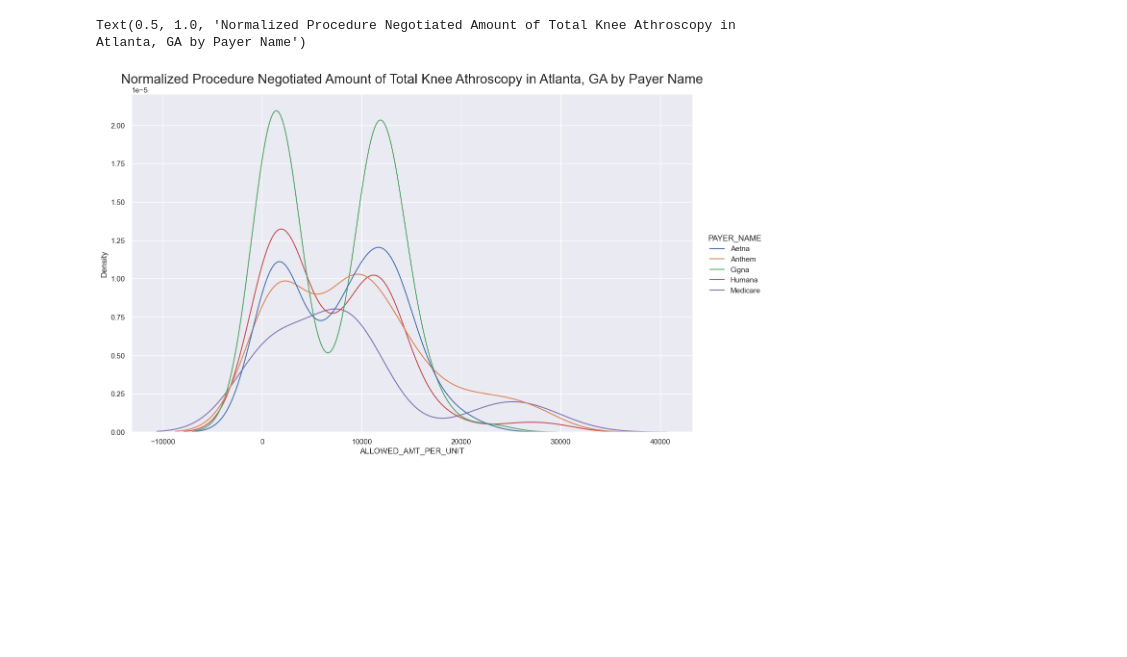
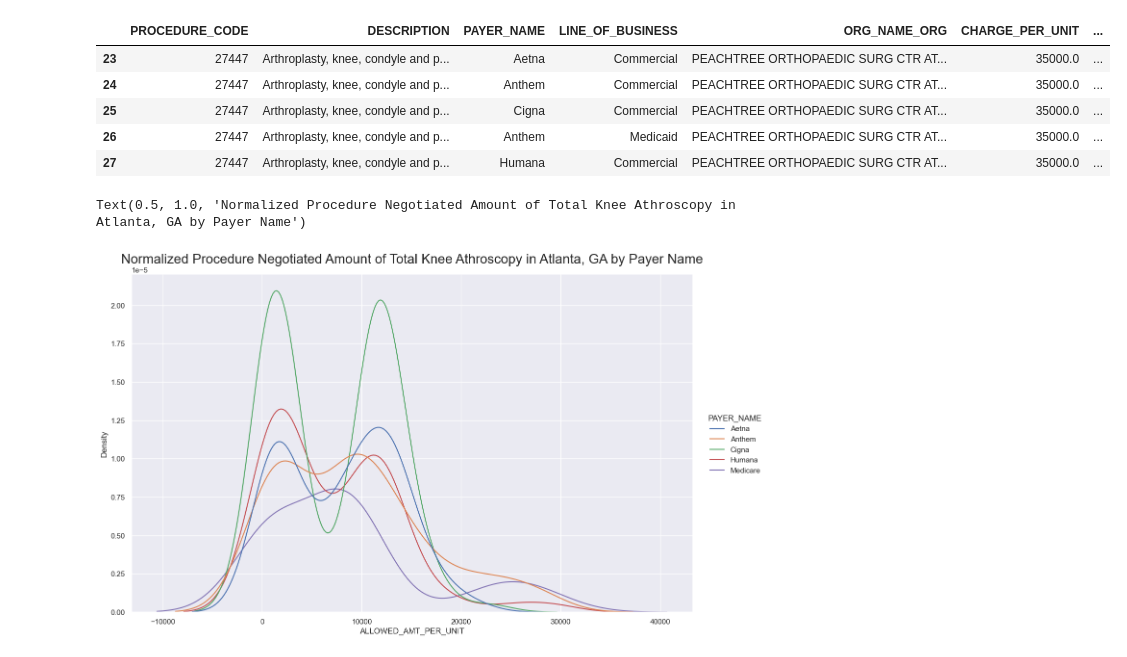
Before and after one commit to carly-mcmullen-rvohealth/PRI, a Jupyter notebook: PRI_Explore.ipynb, the cells around one changed output. Cells and saved outputs as stored; diff of their text form; code cells hidden in the pictures; blank space fills up the shorter version.

```diff
--- a/PRI_Explore.ipynb
+++ b/PRI_Explore.ipynb
@@ -43,3 +47,12 @@ def normal_dist(x , mean , sd):
+# %%
+DF_TKR.head()
+# %% [output]
+|  | PROCEDURE_CODE | DESCRIPTION | PAYER_NAME | LINE_OF_BUSINESS | ORG_NAME_ORG | CHARGE_PER_UNIT | ... |
+| 23 | 27447 | Arthroplasty, knee, condyle and p... | Aetna | Commercial | PEACHTREE ORTHOPAEDIC SURG CTR AT... | 35000.0 | ... |
+| 24 | 27447 | Arthroplasty, knee, condyle and p... | Anthem | Commercial | PEACHTREE ORTHOPAEDIC SURG CTR AT... | 35000.0 | ... |
+| 25 | 27447 | Arthroplasty, knee, condyle and p... | Cigna | Commercial | PEACHTREE ORTHOPAEDIC SURG CTR AT... | 35000.0 | ... |
+| 26 | 27447 | Arthroplasty, knee, condyle and p... | Anthem | Medicaid | PEACHTREE ORTHOPAEDIC SURG CTR AT... | 35000.0 | ... |
+| 27 | 27447 | Arthroplasty, knee, condyle and p... | Humana | Commercial | PEACHTREE ORTHOPAEDIC SURG CTR AT... | 35000.0 | ... |
 # %%
 #data cleaning
 
```
Also changed, not shown: parts of 6 cells of this notebook, 2 other files.
